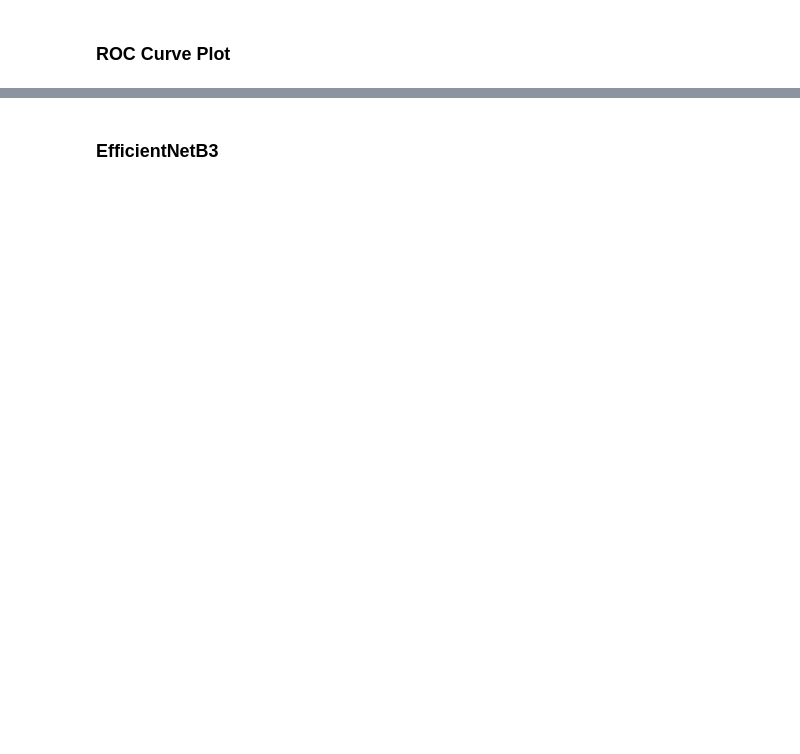
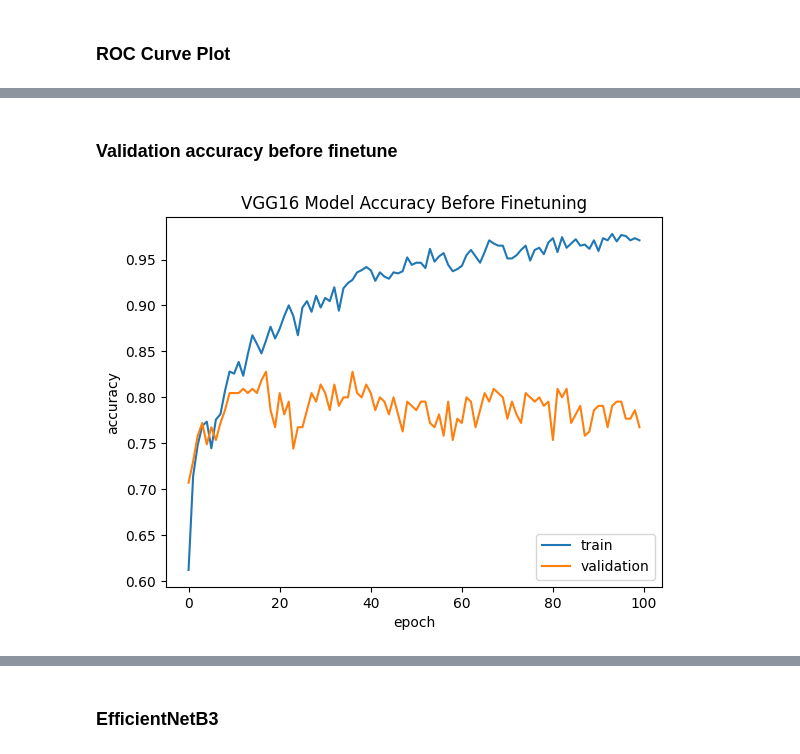
Before and after one commit to OctaviaCosby/AI-Image-Detector, a Jupyter notebook: Capstone_Project_AI_Art_Image_Detector_Octavia_Cosby.ipynb, the cells around one changed output, grey strips where cells are left out. Saved outputs shown, nothing was run; the diff lists cells and outputs as text; code cells hidden in the pictures; blank space fills up the shorter version.

```diff
--- a/Capstone_Project_AI_Art_Image_Detector_Octavia_Cosby.ipynb
+++ b/Capstone_Project_AI_Art_Image_Detector_Octavia_Cosby.ipynb
@@ -338,0 +498,5 @@ plt.show()
+# %%
+#preprocessing for VGG16
+def process_image_vgg16(image, label):
+    image = preprocess_input(image)
+    return image, label
@@ -338,0 +533,12 @@ plt.show()
+# %%
+#build vgg model
+base = VGG16(weights="imagenet", include_top=False, input_shape=(224, 224, 3))
+base.trainable = False
+
+x = GlobalAveragePooling2D()(base.output)
+x = Dropout(0.4)(x)
+x = Dense(128, activation="relu")(x)
+x = Dropout(0.2)(x)
+output = Dense(1, activation="sigmoid")(x)
+
+detector_vgg16 = Model(inputs=base.input, outputs=output)
@@ -338,0 +549,3 @@ plt.show()
+# %%
+#comipler for model
+detector_vgg16.compile(optimizer="adam", loss="binary_crossentropy", metrics=["accuracy"])
@@ -338,0 +554,7 @@ plt.show()
+# %%
+#train the model through feature extraction
+history_vgg16 = detector_vgg16.fit(
+    train_detector_vgg16,
+    epochs=100,
+    validation_data=validation_detector_vgg16
+)
@@ -338,0 +579,12 @@ plt.show()
+# %% [markdown]
+### Validation accuracy before finetune
+# %%
+plt.plot(history_vgg16.history['accuracy'])
+plt.plot(history_vgg16.history['val_accuracy'])
+plt.title("VGG16 Model Accuracy Before Finetuning")
+plt.ylabel("accuracy")
+plt.xlabel("epoch")
+plt.legend(["train", "validation"], loc = "lower right")
+plt.show()
+# %% [output]
+[figure, added]
```
Also changed, not shown: parts of 116 cells of this notebook.
